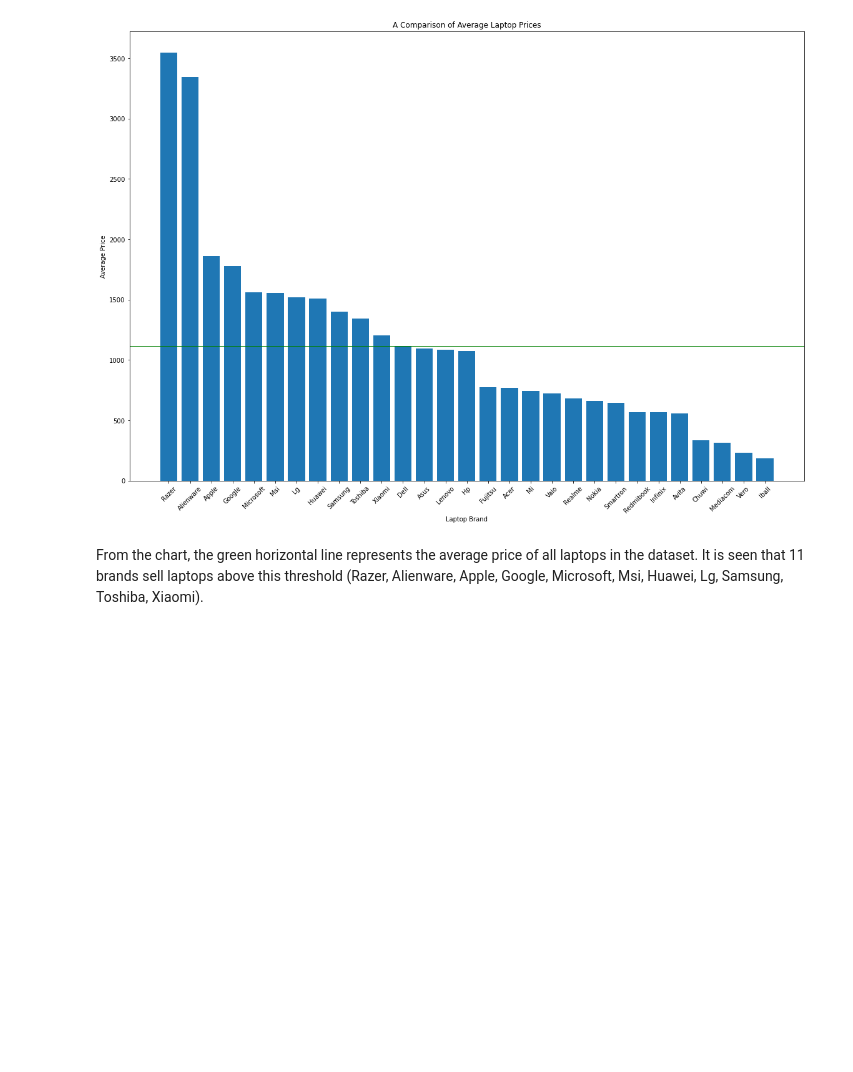
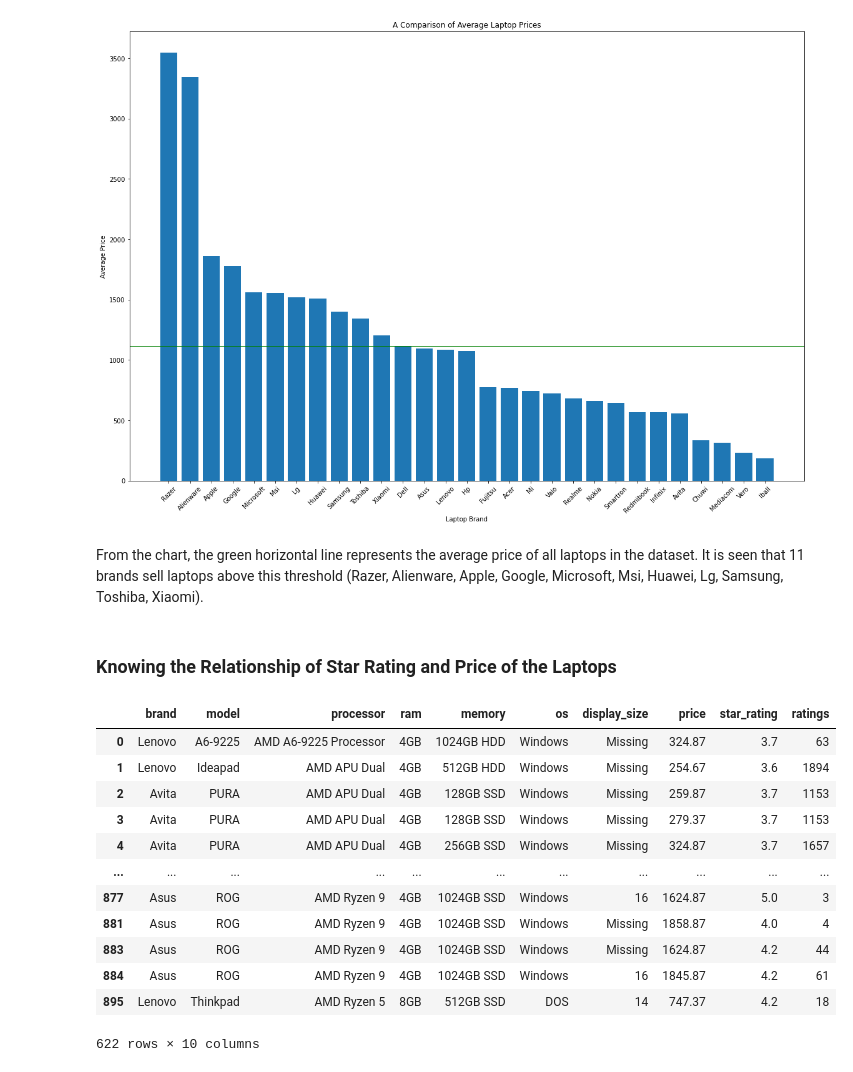
Before and after one commit to jason-9601/DATAPRE-Final, a Jupyter notebook: DATAPRE Final.ipynb, the cells around one changed output. Cells and saved outputs as stored; diff of their text form; code cells hidden in the pictures; blank space fills up the shorter version.

```diff
--- a/DATAPRE Final.ipynb
+++ b/DATAPRE Final.ipynb
@@ -631,3 +631,22 @@ plt.show()
 [figure]
 # %% [markdown]
 From the chart, the green horizontal line represents the average price of all laptops in the dataset. It is seen that 11 brands sell laptops above this threshold (Razer, Alienware, Apple, Google, Microsoft, Msi, Huawei, Lg, Samsung, Toshiba, Xiaomi).
+# %% [markdown]
+### Knowing the Relationship of Star Rating and Price of the Laptops
+# %%
+df_laptops_srates= df_laptops[df_laptops['star_rating'] != 0]
+df_laptops_srates
+# %% [output]
+|  | brand | model | processor | ram | memory | os | display_size | price | star_rating | ratings |
+| 0 | Lenovo | A6-9225 | AMD A6-9225 Processor | 4GB | 1024GB HDD | Windows | Missing | 324.87 | 3.7 | 63 |
+| 1 | Lenovo | Ideapad | AMD APU Dual | 4GB | 512GB HDD | Windows | Missing | 254.67 | 3.6 | 1894 |
+| 2 | Avita | PURA | AMD APU Dual | 4GB | 128GB SSD | Windows | Missing | 259.87 | 3.7 | 1153 |
+| 3 | Avita | PURA | AMD APU Dual | 4GB | 128GB SSD | Windows | Missing | 279.37 | 3.7 | 1153 |
+| 4 | Avita | PURA | AMD APU Dual | 4GB | 256GB SSD | Windows | Missing | 324.87 | 3.7 | 1657 |
+| ... | ... | ... | ... | ... | ... | ... | ... | ... | ... | ... |
+| 877 | Asus | ROG | AMD Ryzen 9 | 4GB | 1024GB SSD | Windows | 16 | 1624.87 | 5.0 | 3 |
+| 881 | Asus | ROG | AMD Ryzen 9 | 4GB | 1024GB SSD | Windows | Missing | 1858.87 | 4.0 | 4 |
+| 883 | Asus | ROG | AMD Ryzen 9 | 4GB | 1024GB SSD | Windows | Missing | 1624.87 | 4.2 | 44 |
+| 884 | Asus | ROG | AMD Ryzen 9 | 4GB | 1024GB SSD | Windows | 16 | 1845.87 | 4.2 | 61 |
+| 895 | Lenovo | Thinkpad | AMD Ryzen 5 | 8GB | 512GB SSD | DOS | 14 | 747.37 | 4.2 | 18 |
+622 rows × 10 columns
```
Also changed, not shown: parts of 14 cells of this notebook.
